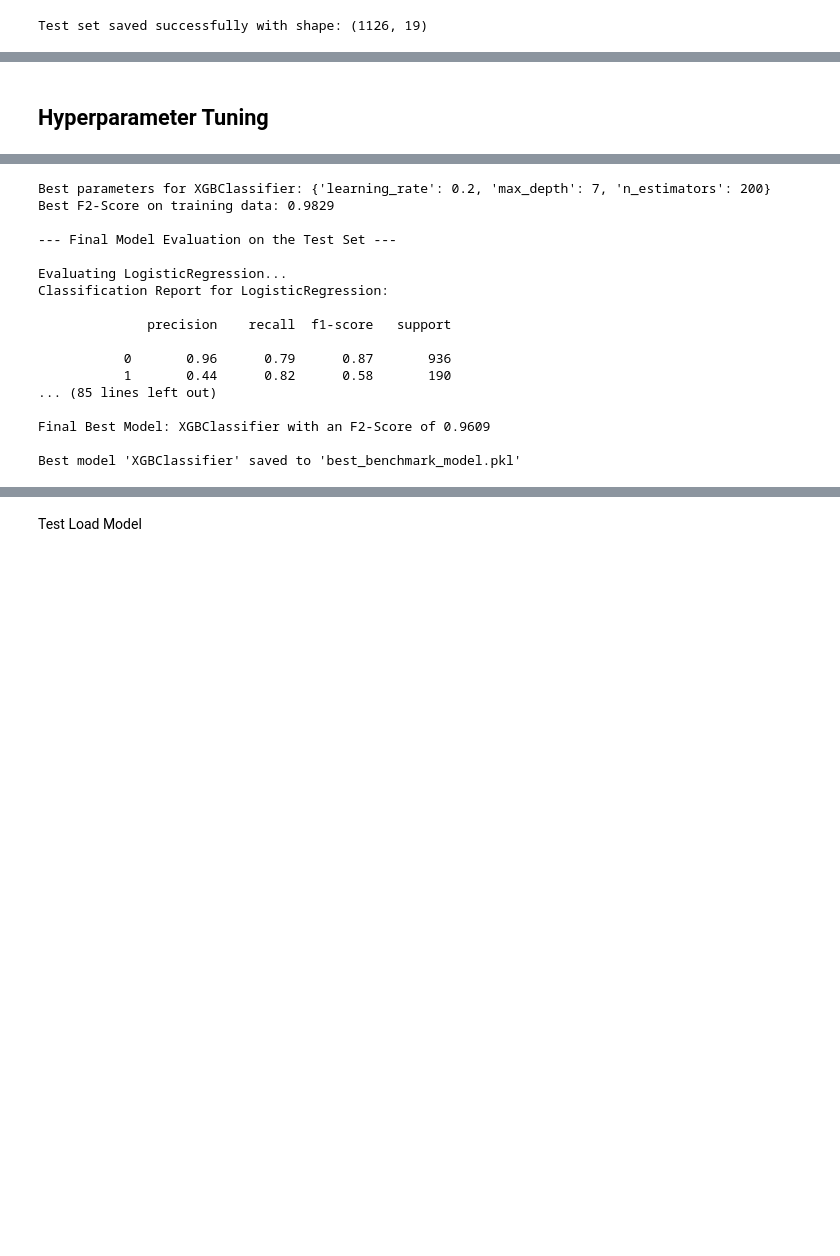
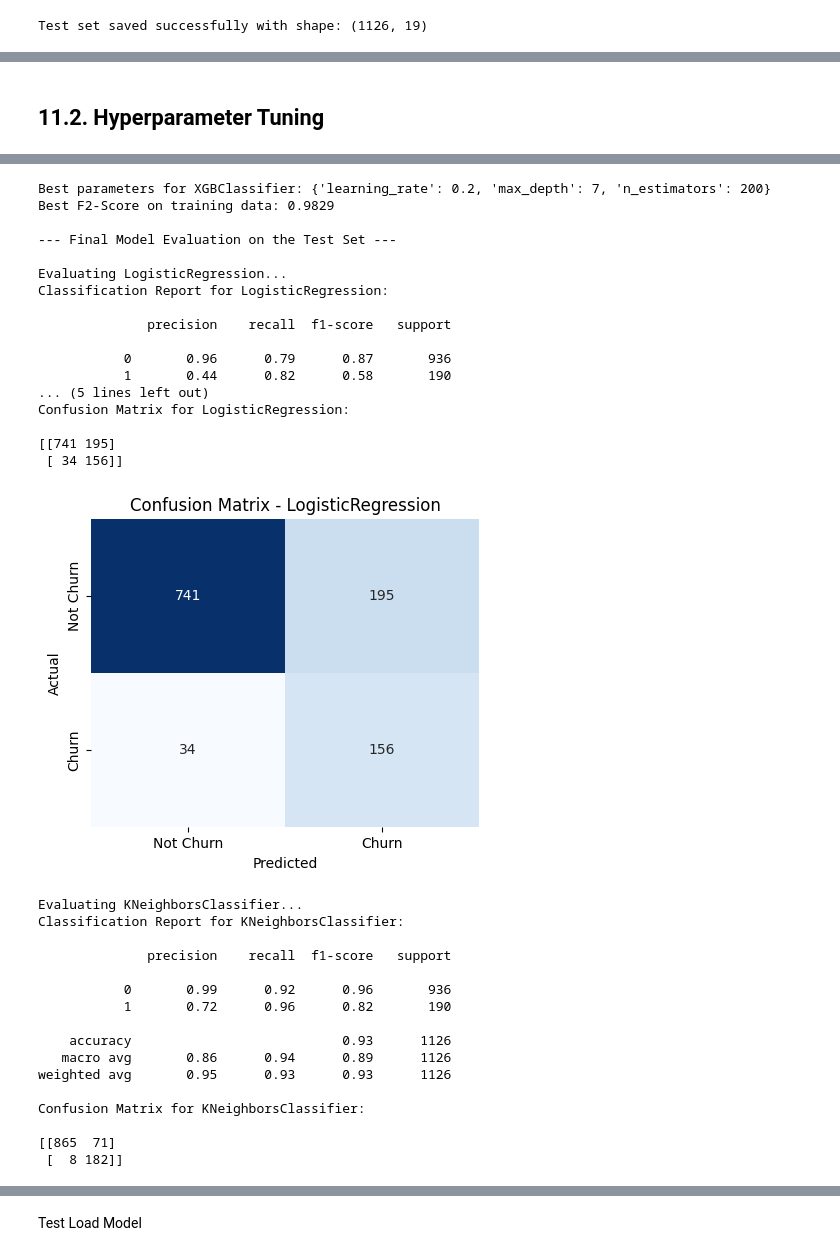
Before and after one commit to hendraronaldi/ecommerce_customer_churn, a Jupyter notebook: model.ipynb, the cells around one changed output, grey strips where cells are left out. Drawn from its saved outputs; the diff is of its cells as text; code cells hidden in the pictures; blank space fills up the shorter version.

```diff
--- a/model.ipynb
+++ b/model.ipynb
@@ -223,19 +342,11 @@ Test set saved successfully with shape: (1126, 19)
 # %% [markdown]
-## Hyperparameter Tuning
+## 11.2. Hyperparameter Tuning
 # %%
 import pandas as pd
 import numpy as np
 import joblib
 
-# Import all necessary models and metrics
-from sklearn.linear_model import LogisticRegression
-from sklearn.neighbors import KNeighborsClassifier
-from sklearn.tree import DecisionTreeClassifier
-from sklearn.ensemble import RandomForestClassifier
-from xgboost import XGBClassifier
-
 from sklearn.model_selection import StratifiedKFold, GridSearchCV
-from sklearn.metrics import fbeta_score, roc_auc_score, precision_score, recall_score, classification_report, confusion_matrix, make_scorer
 
 # --- 1. Define Models and Hyperparameter Grids ---
 # A dictionary to hold all models and their tuning grids.
@@ -358,6 +469,16 @@ for name, model in best_models.items():
     print(f"Confusion Matrix for {name}:\n")
     print(conf_matrix)
 
+    # --- Plot Confusion Matrix ---
+    plt.figure(figsize=(5,4))
+    sns.heatmap(conf_matrix, annot=True, fmt="d", cmap="Blues", cbar=False,
+                xticklabels=["Not Churn", "Churn"],
+                yticklabels=["Not Churn", "Churn"])
+    plt.title(f"Confusion Matrix - {name}")
+    plt.xlabel("Predicted")
+    plt.ylabel("Actual")
+    plt.show()
+
 # --- 5. Decide the Best Model ---
 results_df = pd.DataFrame(results).sort_values(by='F2-Score', ascending=False)
 print("\n--- Final Results Summary (Sorted by F2-Score) ---")
@@ -393,34 +514,51 @@ Fitting 5 folds for each of 27 candidates, totalling 135 fits
 Parameters: { "use_label_encoder" } are not used.
 
   bst.update(dtrain, iteration=i, fobj=obj)
 Parameters: { "use_label_encoder" } are not used.
 
   bst.update(dtrain, iteration=i, fobj=obj)
 Parameters: { "use_label_encoder" } are not used.
 
   bst.update(dtrain, iteration=i, fobj=obj)
 Parameters: { "use_label_encoder" } are not used.
 
   bst.update(dtrain, iteration=i, fobj=obj)
 ... (392 lines left out)
   bst.update(dtrain, iteration=i, fobj=obj)
 Parameters: { "use_label_encoder" } are not used.
 
   bst.update(dtrain, iteration=i, fobj=obj)
 Best parameters for XGBClassifier: {'learning_rate': 0.2, 'max_depth': 7, 'n_estimators': 200}
 Best F2-Score on training data: 0.9829
 
 --- Final Model Evaluation on the Test Set ---
 
 Evaluating LogisticRegression...
 Classification Report for LogisticRegression:
 
               precision    recall  f1-score   support
 
            0       0.96      0.79      0.87       936
            1       0.44      0.82      0.58       190
-... (85 lines left out)
+... (5 lines left out)
+Confusion Matrix for LogisticRegression:
 
-Final Best Model: XGBClassifier with an F2-Score of 0.9609
-
-Best model 'XGBClassifier' saved to 'best_benchmark_model.pkl'
+[[741 195]
+ [ 34 156]]
+[figure, added]
+Evaluating KNeighborsClassifier...
+Classification Report for KNeighborsClassifier:
+
+              precision    recall  f1-score   support
+
+           0       0.99      0.92      0.96       936
+           1       0.72      0.96      0.82       190
+
+    accuracy                           0.93      1126
+   macro avg       0.86      0.94      0.89      1126
+weighted avg       0.95      0.93      0.93      1126
+
+Confusion Matrix for KNeighborsClassifier:
+
+[[865  71]
+ [  8 182]]
```
Also changed, not shown: parts of 16 cells of this notebook, 1 other file.
